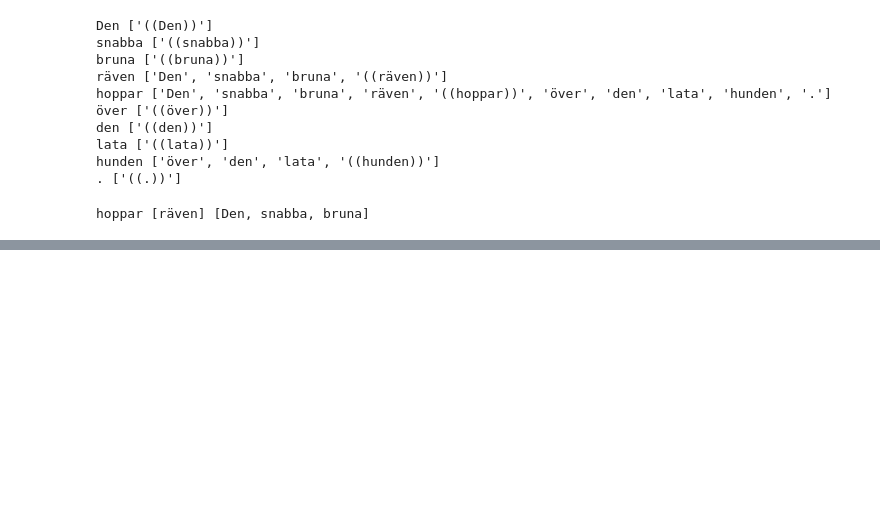
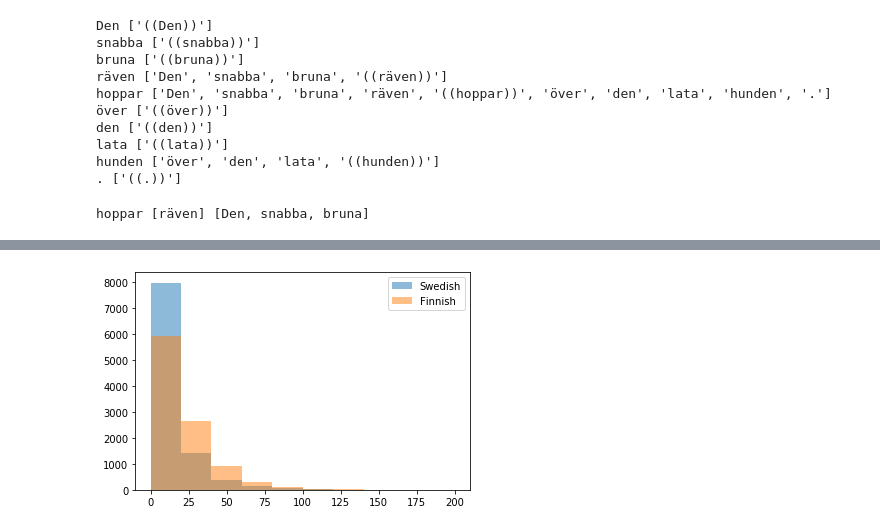
Before and after one commit to linnealovespie/scandinavian-languages, a Jupyter notebook: Dependencies.ipynb, the cells around one changed output, grey strips where cells are left out. Drawn from its saved outputs; the diff is of its cells as text; code cells hidden in the pictures; blank space fills up the shorter version.

```diff
--- a/Dependencies.ipynb
+++ b/Dependencies.ipynb
@@ -87,0 +162,13 @@ Right tokens:  [None, .] of token hoppar
+# %%
+file_path = os.path.join("/share/magpie/datasets/Swedish", "kubhist2","kubhist2-carlscronaswekoblad-1870.xml")
+lengthsSwe = traverseSwed(file_path, sentenceLength)
+
+file_path = os.path.join("/share/magpie/datasets/Swedish", "klk-sv-1771-1879-vrt", "klk-sv-1870.vrt")
+lengthsFin = traverseFin(file_path, sentenceLength)
+# %%
+plt.hist(lengthsSwe, range=(0,200), alpha=0.5, label="Swedish")
+plt.hist(lengthsFin, range=(0,200), alpha=0.5, label="Finnish")
+plt.legend()
+plt.show()
+# %% [output]
+[figure, added]
```
Also changed, not shown: parts of 10 cells of this notebook, 1 other file.
